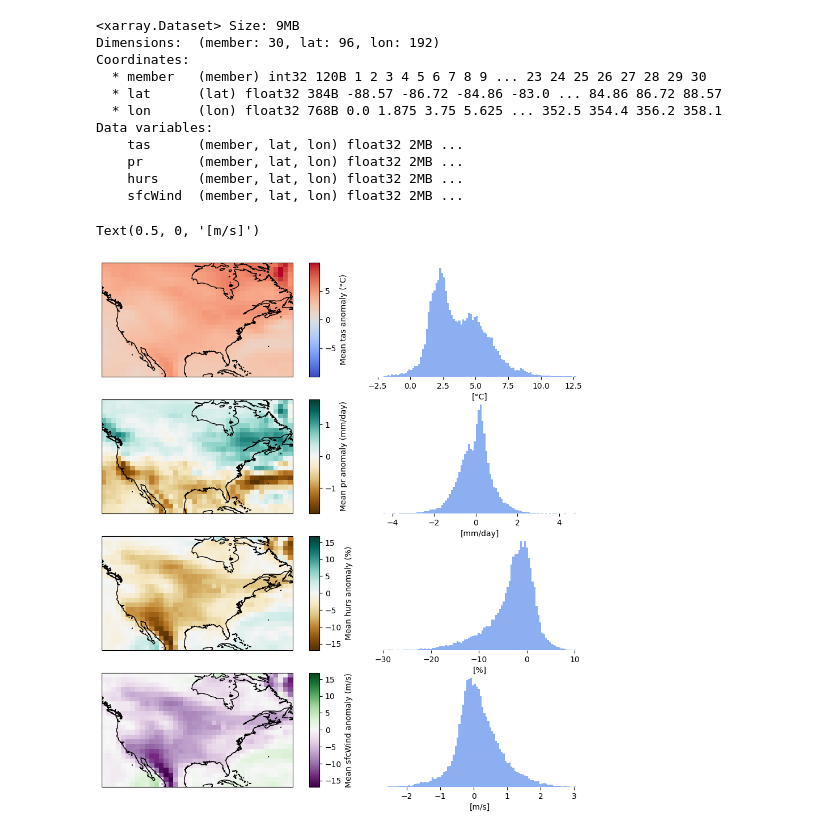
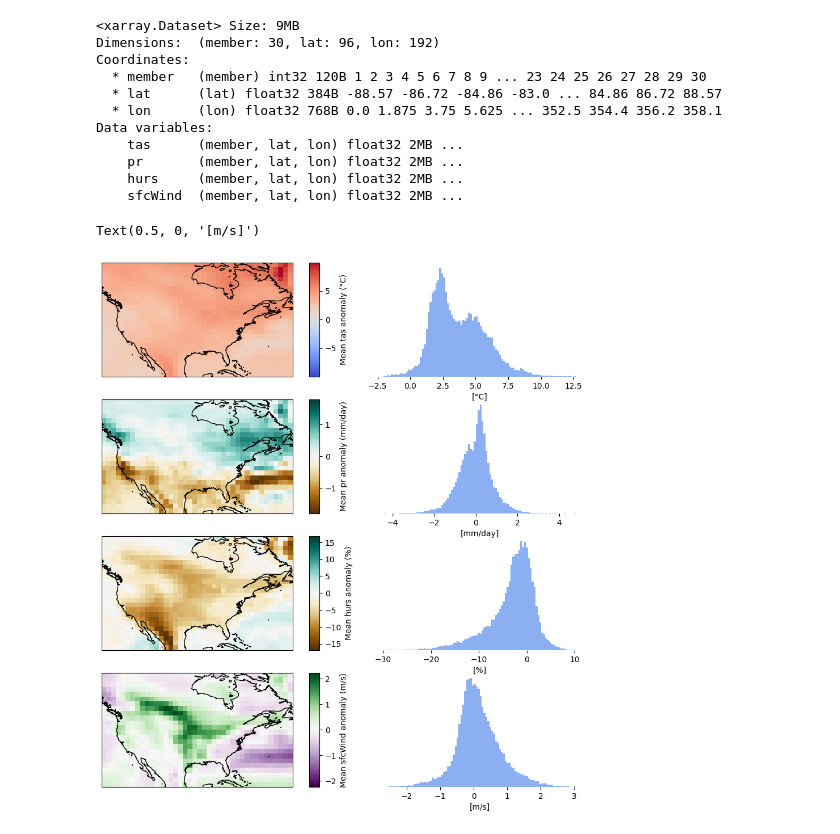
Before and after one commit to shahineb/demo-bc3-emulator, a Jupyter notebook: demo.ipynb, the cells around one changed output. Saved outputs shown, nothing was run; the diff lists cells and outputs as text; code cells hidden in the pictures.

```diff
--- a/demo.ipynb
+++ b/demo.ipynb
@@ -174,33 +174,33 @@ cax = fig.add_subplot(gs[2, 1])
 cbar = fig.colorbar(mesh,
                     cax=cax,
                     orientation='vertical')
 cbar.set_label(f"Mean hurs anomaly (%)", labelpad=4)
 
 ax = fig.add_subplot(gs[2, 3])
 sns.histplot(hurs_data, ax=ax, kde=False, stat="density", bins=100, color="cornflowerblue", edgecolor=None)
 ax.set_frame_on(False)
 ax.yaxis.set_visible(False)
 ax.set_xlabel("[%]")
 
 
 
 
 ax = fig.add_subplot(gs[3, 0], projection=ccrs.PlateCarree())
-mesh = mean_hurs.plot.pcolormesh(ax=ax, transform=ccrs.PlateCarree(), cmap='PRGn', add_colorbar=False)
+mesh = mean_sfcWind.plot.pcolormesh(ax=ax, transform=ccrs.PlateCarree(), cmap='PRGn', add_colorbar=False)
 ax.coastlines()
-vmax = np.abs(mean_hurs.values).max().item()
+vmax = np.abs(mean_sfcWind.values).max().item()
 mesh.set_clim(-vmax, vmax)
 cax = fig.add_subplot(gs[3, 1])
 cbar = fig.colorbar(mesh,
                     cax=cax,
                     orientation='vertical')
 cbar.set_label(f"Mean sfcWind anomaly (m/s)", labelpad=4)
 
 ax = fig.add_subplot(gs[3, 3])
 sns.histplot(sfcWind_data, ax=ax, kde=False, stat="density", bins=100, color="cornflowerblue", edgecolor=None)
 ax.set_frame_on(False)
 ax.yaxis.set_visible(False)
 ax.set_xlabel("[m/s]")
 # %% [output]
 Text(0.5, 0, '[m/s]')
-[figure, old version]
+[figure, new version]
```
